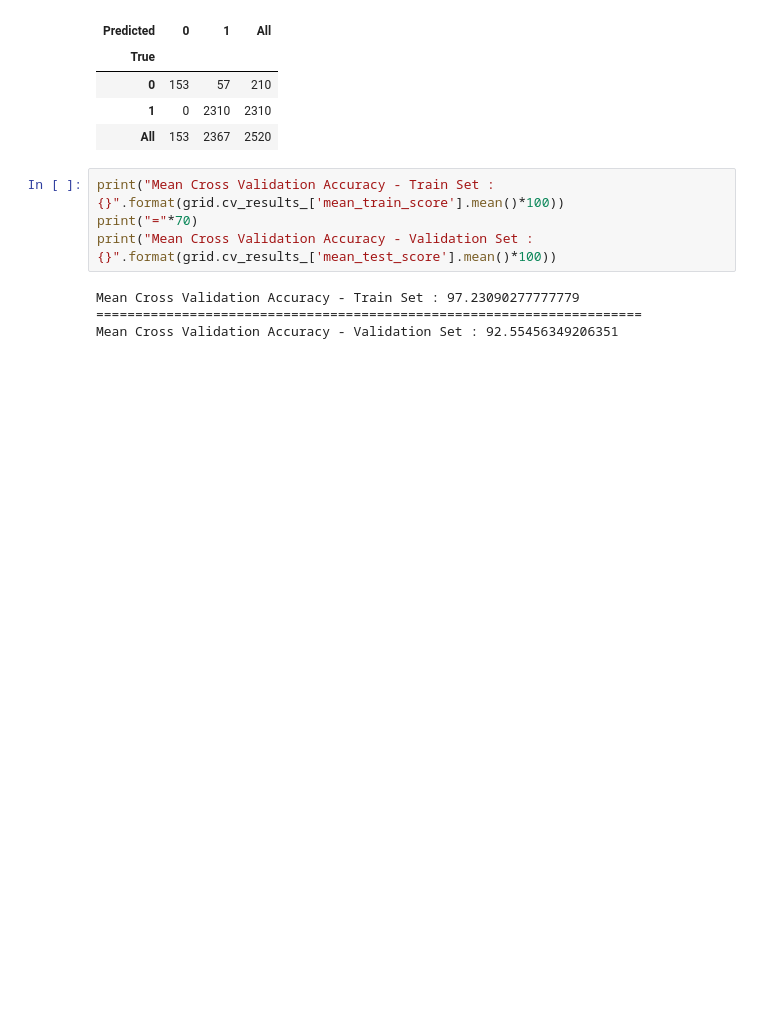
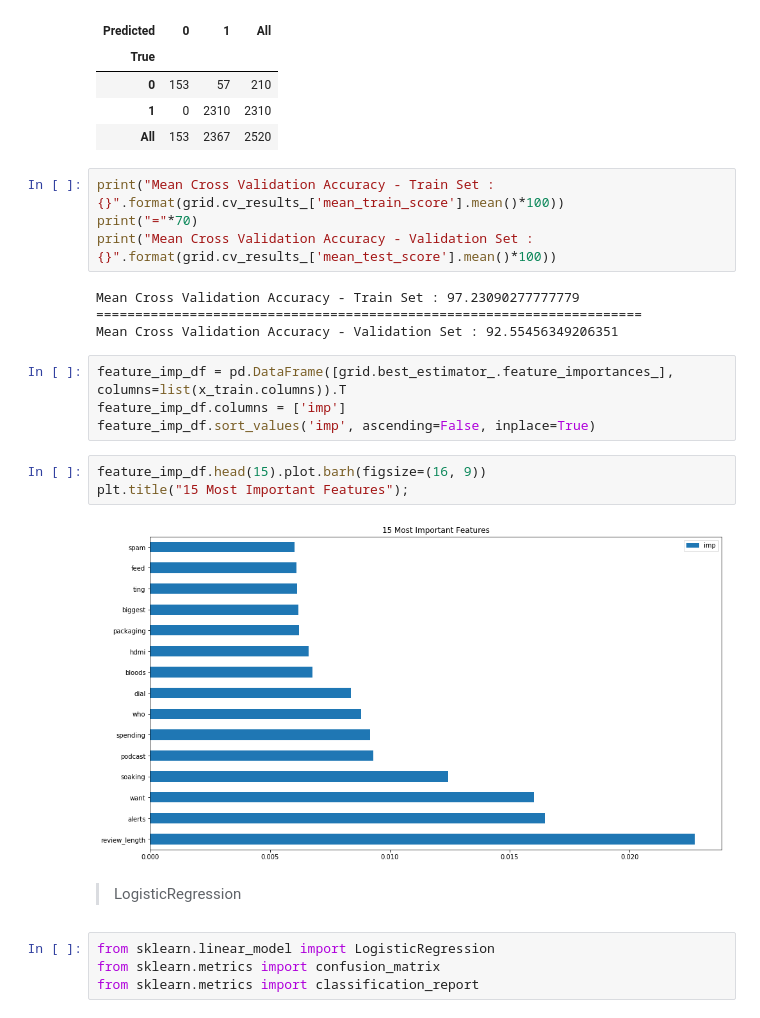
Before and after one commit to tinawangnew/capstone-project, a Jupyter notebook: amazon-alexa-review (1).ipynb, the cells around one changed output. Saved outputs shown, nothing was run; the diff lists cells and outputs as text; blank space fills up the shorter version.

```diff
--- a/amazon-alexa-review (1).ipynb
+++ b/amazon-alexa-review (1).ipynb
@@ -386,3 +390,18 @@ print("Mean Cross Validation Accuracy - Validation Set : {}".format(grid.cv_resu
 Mean Cross Validation Accuracy - Train Set : 97.23090277777779
 ======================================================================
 Mean Cross Validation Accuracy - Validation Set : 92.55456349206351
+# %%
+feature_imp_df = pd.DataFrame([grid.best_estimator_.feature_importances_], columns=list(x_train.columns)).T
+feature_imp_df.columns = ['imp']
+feature_imp_df.sort_values('imp', ascending=False, inplace=True)
+# %%
+feature_imp_df.head(15).plot.barh(figsize=(16, 9))
+plt.title("15 Most Important Features");
+# %% [output]
+[figure, added]
+# %% [markdown]
+> LogisticRegression
+# %%
+from sklearn.linear_model import LogisticRegression
+from sklearn.metrics import confusion_matrix
+from sklearn.metrics import classification_report
```
Also changed, not shown: parts of 9 cells of this notebook.
